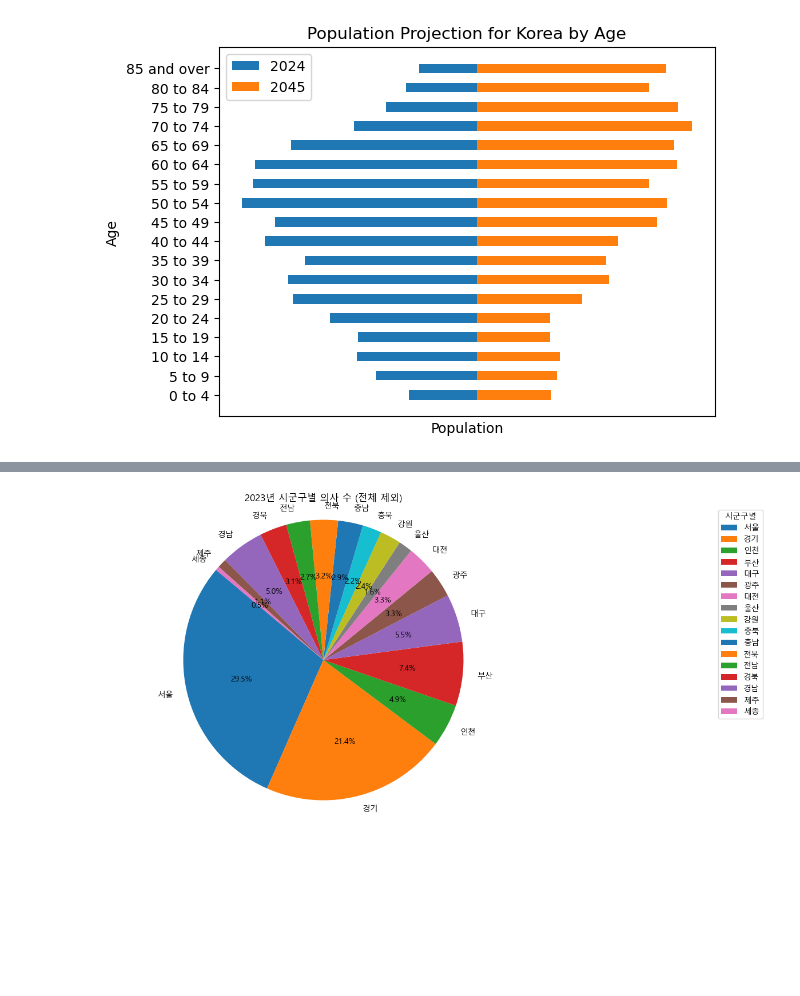
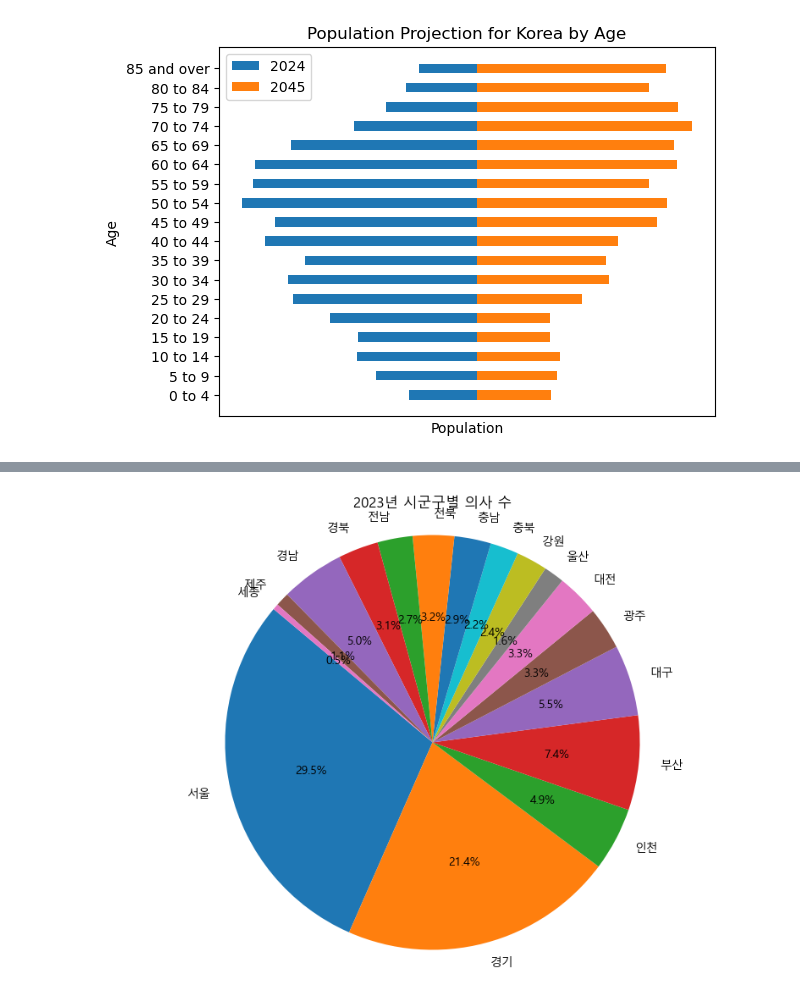
Before and after one commit to Grapefruitss/dataProject, a Jupyter notebook: 2nd_project_of_data_analysis.ipynb, the cells around one changed output, grey strips where cells are left out. Cells and saved outputs as stored; diff of their text form; code cells hidden in the pictures; blank space fills up the shorter version.

```diff
--- a/2nd_project_of_data_analysis.ipynb
+++ b/2nd_project_of_data_analysis.ipynb
@@ -226,18 +226,17 @@ font_name = font_manager.FontProperties(fname=font_path).get_name()
 rc('font', family=font_name)
 
 # CSV 파일 읽기
-df = pd.read_csv('./datas/최근 10개년 시군구별 의사수.csv')
+df = pd.read_csv('./datas/최근 15개년 시군구별 의사수.csv')
 df = df[df['시군구별'] != '전체']
 
 # 2014년과 2023년 데이터 선택
-data_2014 = df['2014']
+data_2014 = df['2009']
 data_2023 = df['2023']
 
 # 2014년 데이터로 파이 차트 그리기
 plt.figure(figsize=(10, 7))
 plt.pie(data_2014, labels=df['시군구별'], autopct='%1.1f%%', startangle=140)
-plt.title('2014년 시군구별 의사 수 (전체 제외)')
+plt.title('2009년 시군구별 의사 수')
 plt.axis('equal')  # 동그란 파이 차트를 위해
-plt.legend(df['시군구별'], title="시군구별", loc="best", bbox_to_anchor=(1, 0, 0.5, 1))
 plt.show()
 # %% [output]
@@ -245,10 +244,9 @@ plt.show()
 # %%
 # 2023년 데이터로 파이 차트 그리기
 plt.figure(figsize=(10, 7))
 plt.pie(data_2023, labels=df['시군구별'], autopct='%1.1f%%', startangle=140)
-plt.title('2023년 시군구별 의사 수 (전체 제외)')
+plt.title('2023년 시군구별 의사 수')
 plt.axis('equal')  # 동그란 파이 차트를 위해
-plt.legend(df['시군구별'], title="시군구별", loc="best", bbox_to_anchor=(1, 0, 0.5, 1))
 plt.show()
 # %% [output]
-[figure, old version]
+[figure, new version]
```
Also changed, not shown: parts of 1 cell of this notebook, 2 other files.
